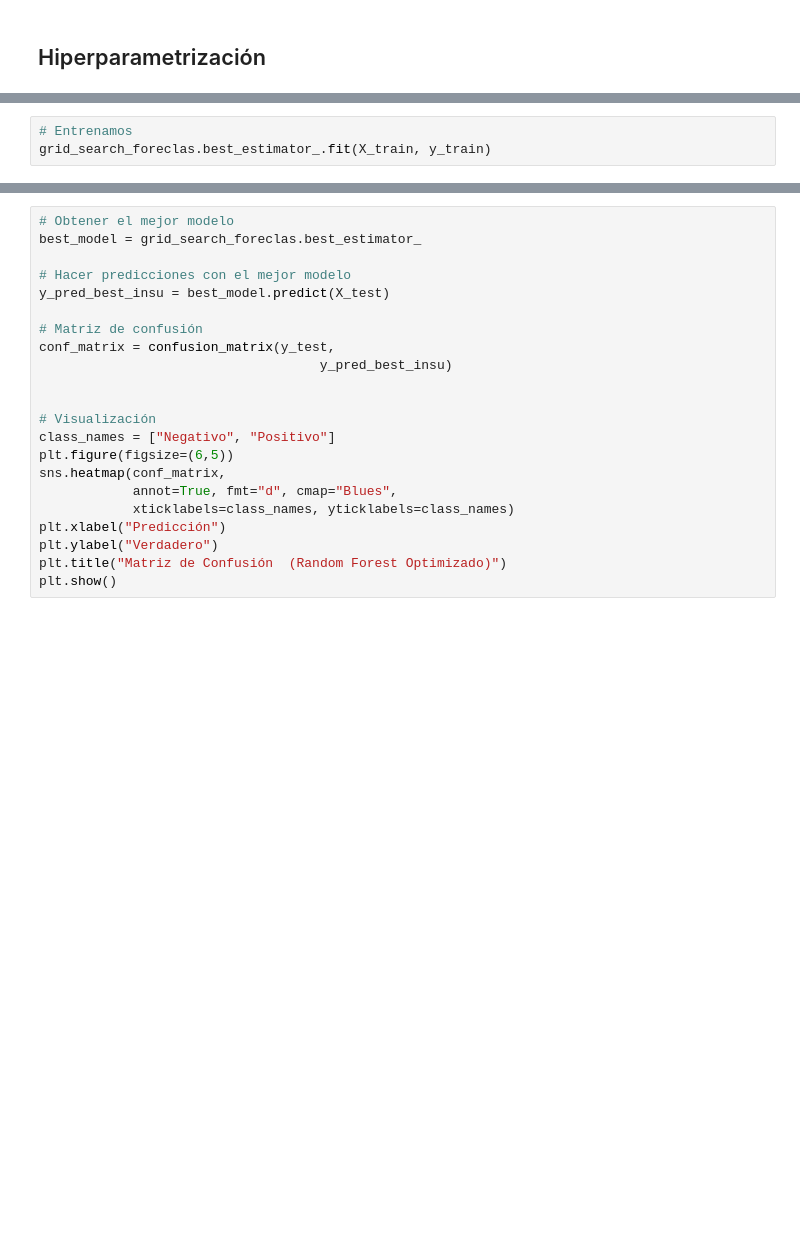
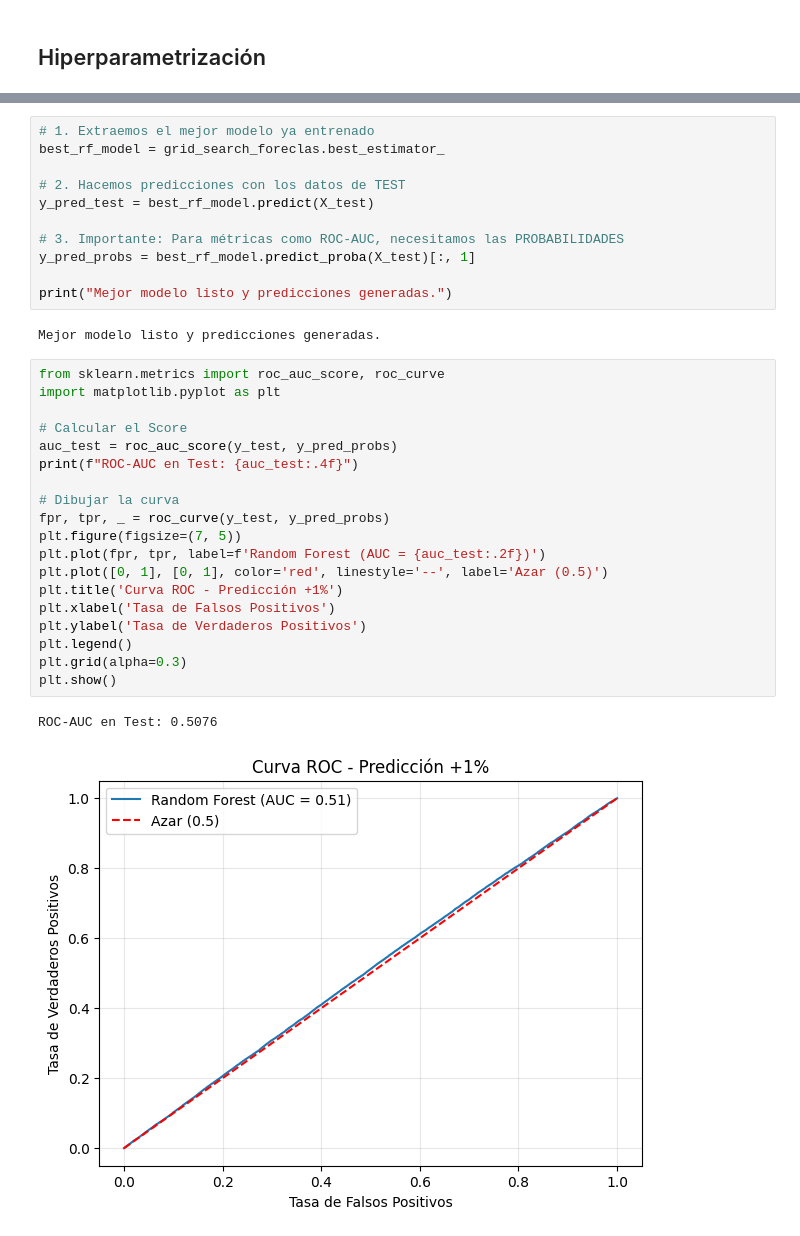
Before and after one commit to 4GeeksAcademy/sp-ml-20-final-project-g3, a Jupyter notebook: src/mod.random-forest-obj1-saray.ipynb, the cells around one changed output, grey strips where cells are left out. Saved outputs shown, nothing was run; the diff lists cells and outputs as text; blank space fills up the shorter version.

```diff
--- a/src/mod.random-forest-obj1-saray.ipynb
+++ b/src/mod.random-forest-obj1-saray.ipynb
@@ -178,3 +185,0 @@ grid_search_foreclas.best_estimator_
-# %%
-# Entrenamos
-grid_search_foreclas.best_estimator_.fit(X_train, y_train)
@@ -274,22 +186,35 @@ plt.show()
-# %%
-# Obtener el mejor modelo
-best_model = grid_search_foreclas.best_estimator_
-
-# Hacer predicciones con el mejor modelo
-y_pred_best_insu = best_model.predict(X_test)
-
-# Matriz de confusión
-conf_matrix = confusion_matrix(y_test,
-                                    y_pred_best_insu)
-
-
-# Visualización
-class_names = ["Negativo", "Positivo"]
-plt.figure(figsize=(6,5))
-sns.heatmap(conf_matrix,
-            annot=True, fmt="d", cmap="Blues",
-            xticklabels=class_names, yticklabels=class_names)
-plt.xlabel("Predicción")
-plt.ylabel("Verdadero")
-plt.title("Matriz de Confusión  (Random Forest Optimizado)")
-plt.show()
+# %%
+# 1. Extraemos el mejor modelo ya entrenado
+best_rf_model = grid_search_foreclas.best_estimator_
+
+# 2. Hacemos predicciones con los datos de TEST
+y_pred_test = best_rf_model.predict(X_test)
+
+# 3. Importante: Para métricas como ROC-AUC, necesitamos las PROBABILIDADES
+y_pred_probs = best_rf_model.predict_proba(X_test)[:, 1]
+
+print("Mejor modelo listo y predicciones generadas.")
+# %% [output]
+Mejor modelo listo y predicciones generadas.
+# %%
+from sklearn.metrics import roc_auc_score, roc_curve
+import matplotlib.pyplot as plt
+
+# Calcular el Score
+auc_test = roc_auc_score(y_test, y_pred_probs)
+print(f"ROC-AUC en Test: {auc_test:.4f}")
+
+# Dibujar la curva
+fpr, tpr, _ = roc_curve(y_test, y_pred_probs)
+plt.figure(figsize=(7, 5))
+plt.plot(fpr, tpr, label=f'Random Forest (AUC = {auc_test:.2f})')
+plt.plot([0, 1], [0, 1], color='red', linestyle='--', label='Azar (0.5)')
+plt.title('Curva ROC - Predicción +1%')
+plt.xlabel('Tasa de Falsos Positivos')
+plt.ylabel('Tasa de Verdaderos Positivos')
+plt.legend()
+plt.grid(alpha=0.3)
+plt.show()
+# %% [output]
+ROC-AUC en Test: 0.5076
+[figure, added]
```
Also changed, not shown: parts of 24 cells of this notebook.
